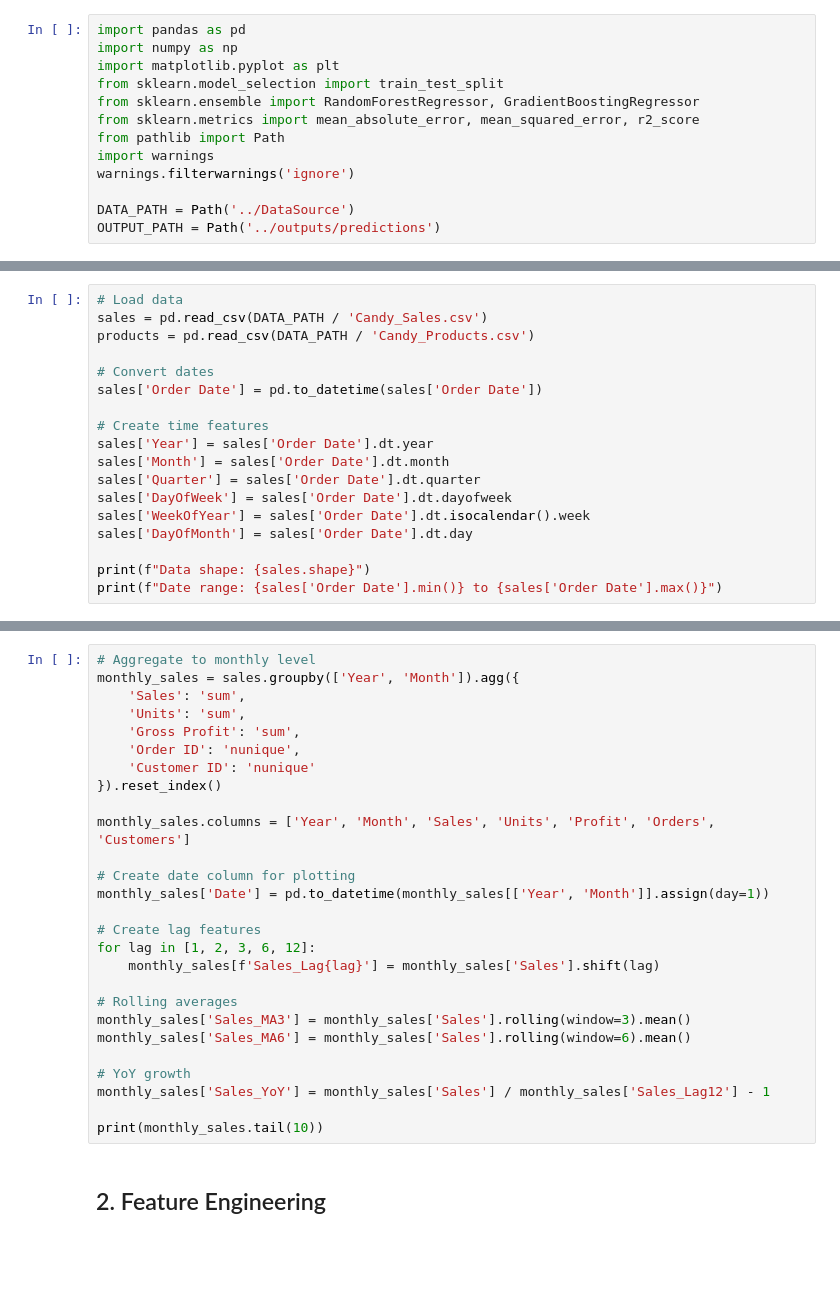
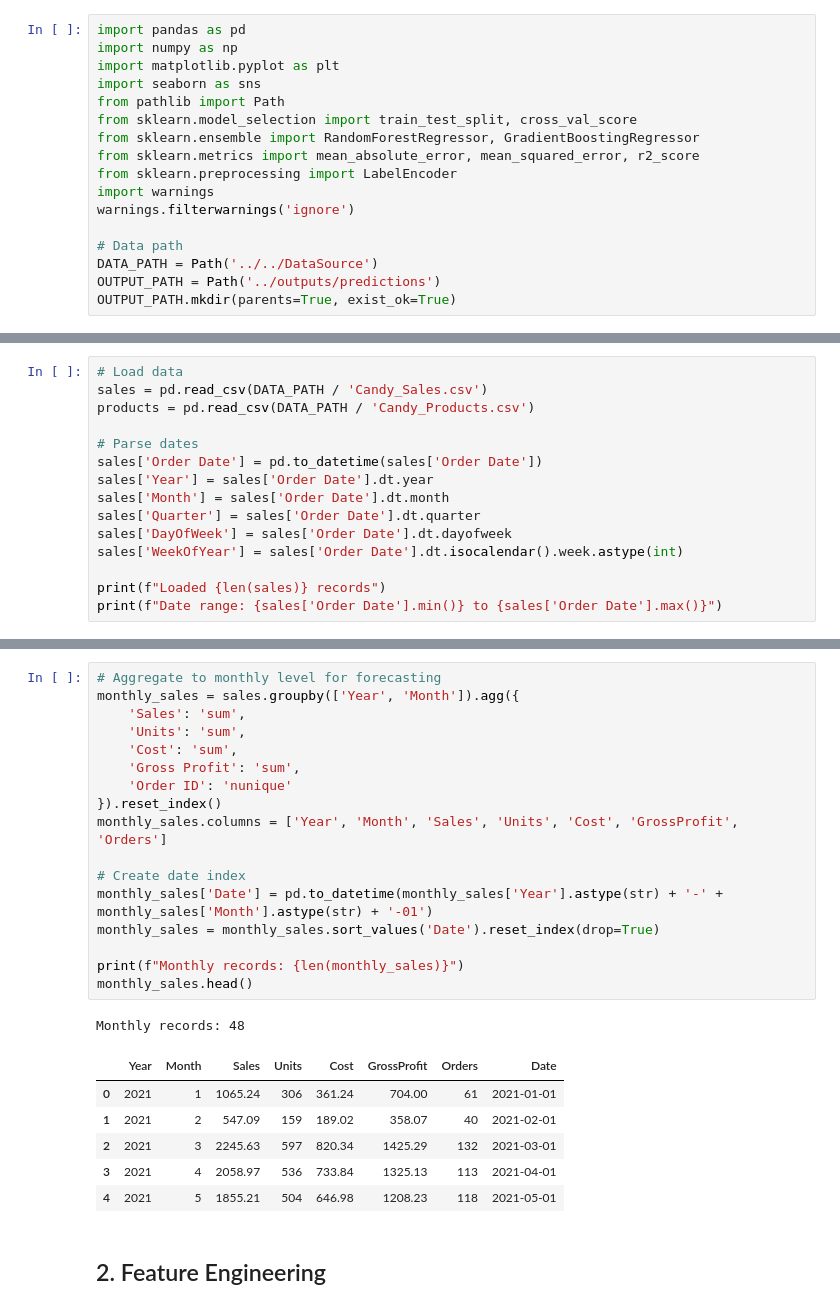
Before and after one commit to benitorhuang-svg/PBI_MCP_DEMO, a Jupyter notebook: ml/notebooks/02_forecasting.ipynb, the cells around one changed output, grey strips where cells are left out. Saved outputs shown, nothing was run; the diff lists cells and outputs as text; blank space fills up the shorter version.

```diff
--- a/ml/notebooks/02_forecasting.ipynb
+++ b/ml/notebooks/02_forecasting.ipynb
@@ -6,13 +6,17 @@ This notebook builds a sales forecasting model using time series techniques.
 import pandas as pd
 import numpy as np
 import matplotlib.pyplot as plt
-from sklearn.model_selection import train_test_split
+import seaborn as sns
+from pathlib import Path
+from sklearn.model_selection import train_test_split, cross_val_score
 from sklearn.ensemble import RandomForestRegressor, GradientBoostingRegressor
 from sklearn.metrics import mean_absolute_error, mean_squared_error, r2_score
-from pathlib import Path
+from sklearn.preprocessing import LabelEncoder
 import warnings
 warnings.filterwarnings('ignore')
 
-DATA_PATH = Path('../DataSource')
+# Data path
+DATA_PATH = Path('../../DataSource')
 OUTPUT_PATH = Path('../outputs/predictions')
+OUTPUT_PATH.mkdir(parents=True, exist_ok=True)
 # %% [markdown]
@@ -22,16 +26,13 @@ OUTPUT_PATH = Path('../outputs/predictions')
 sales = pd.read_csv(DATA_PATH / 'Candy_Sales.csv')
 products = pd.read_csv(DATA_PATH / 'Candy_Products.csv')
 
-# Convert dates
+# Parse dates
 sales['Order Date'] = pd.to_datetime(sales['Order Date'])
-
-# Create time features
 sales['Year'] = sales['Order Date'].dt.year
 sales['Month'] = sales['Order Date'].dt.month
 sales['Quarter'] = sales['Order Date'].dt.quarter
 sales['DayOfWeek'] = sales['Order Date'].dt.dayofweek
-sales['WeekOfYear'] = sales['Order Date'].dt.isocalendar().week
-sales['DayOfMonth'] = sales['Order Date'].dt.day
+sales['WeekOfYear'] = sales['Order Date'].dt.isocalendar().week.astype(int)
 
-print(f"Data shape: {sales.shape}")
+print(f"Loaded {len(sales)} records")
 print(f"Date range: {sales['Order Date'].min()} to {sales['Order Date'].max()}")
@@ -38,29 +42,27 @@ print(f"Date range: {sales['Order Date'].min()} to {sales['Order Date'].max()}")
 # %%
-# Aggregate to monthly level
+# Aggregate to monthly level for forecasting
 monthly_sales = sales.groupby(['Year', 'Month']).agg({
     'Sales': 'sum',
     'Units': 'sum',
+    'Cost': 'sum',
     'Gross Profit': 'sum',
-    'Order ID': 'nunique',
-    'Customer ID': 'nunique'
+    'Order ID': 'nunique'
 }).reset_index()
+monthly_sales.columns = ['Year', 'Month', 'Sales', 'Units', 'Cost', 'GrossProfit', 'Orders']
 
-monthly_sales.columns = ['Year', 'Month', 'Sales', 'Units', 'Profit', 'Orders', 'Customers']
+# Create date index
+monthly_sales['Date'] = pd.to_datetime(monthly_sales['Year'].astype(str) + '-' + monthly_sales['Month'].astype(str) + '-01')
+monthly_sales = monthly_sales.sort_values('Date').reset_index(drop=True)
 
-# Create date column for plotting
-monthly_sales['Date'] = pd.to_datetime(monthly_sales[['Year', 'Month']].assign(day=1))
-
-# Create lag features
-for lag in [1, 2, 3, 6, 12]:
-    monthly_sales[f'Sales_Lag{lag}'] = monthly_sales['Sales'].shift(lag)
-
-# Rolling averages
-monthly_sales['Sales_MA3'] = monthly_sales['Sales'].rolling(window=3).mean()
-monthly_sales['Sales_MA6'] = monthly_sales['Sales'].rolling(window=6).mean()
-
-# YoY growth
-monthly_sales['Sales_YoY'] = monthly_sales['Sales'] / monthly_sales['Sales_Lag12'] - 1
-
-print(monthly_sales.tail(10))
+print(f"Monthly records: {len(monthly_sales)}")
+monthly_sales.head()
+# %% [output]
+Monthly records: 48
+|  | Year | Month | Sales | Units | Cost | GrossProfit | Orders | Date |
+| 0 | 2021 | 1 | 1065.24 | 306 | 361.24 | 704.00 | 61 | 2021-01-01 |
+| 1 | 2021 | 2 | 547.09 | 159 | 189.02 | 358.07 | 40 | 2021-02-01 |
+| 2 | 2021 | 3 | 2245.63 | 597 | 820.34 | 1425.29 | 132 | 2021-03-01 |
+| 3 | 2021 | 4 | 2058.97 | 536 | 733.84 | 1325.13 | 113 | 2021-04-01 |
+| 4 | 2021 | 5 | 1855.21 | 504 | 646.98 | 1208.23 | 118 | 2021-05-01 |
 # %% [markdown]
 ## 2. Feature Engineering
```
Also changed, not shown: parts of 28 cells of this notebook, 2 other files.
